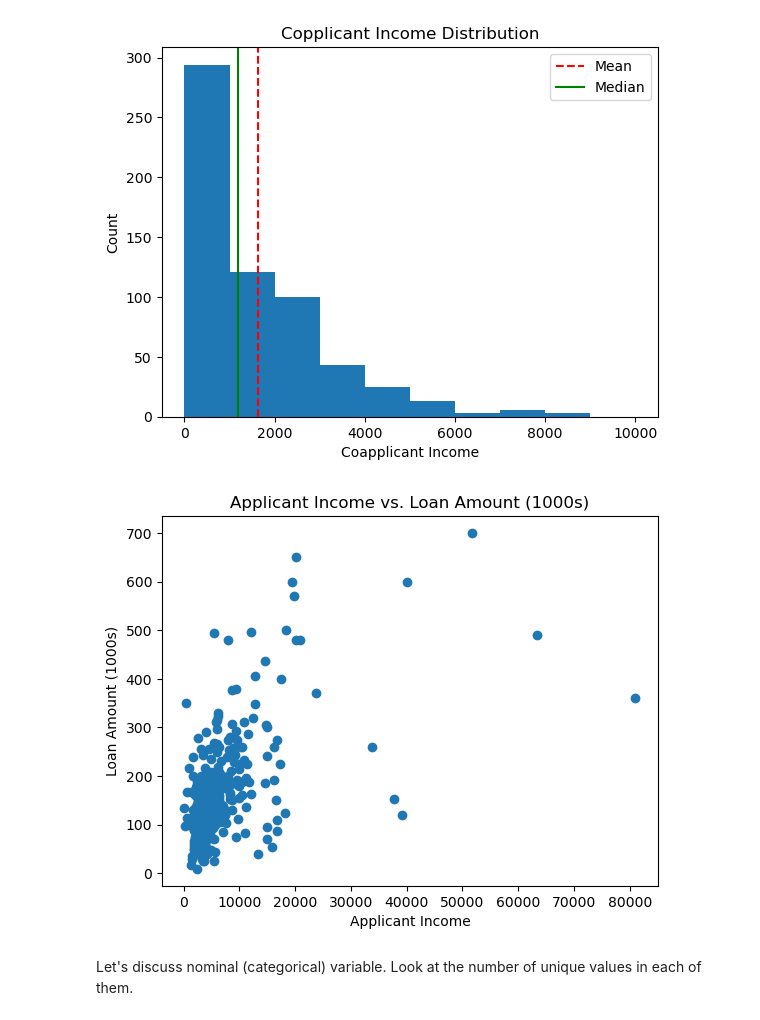
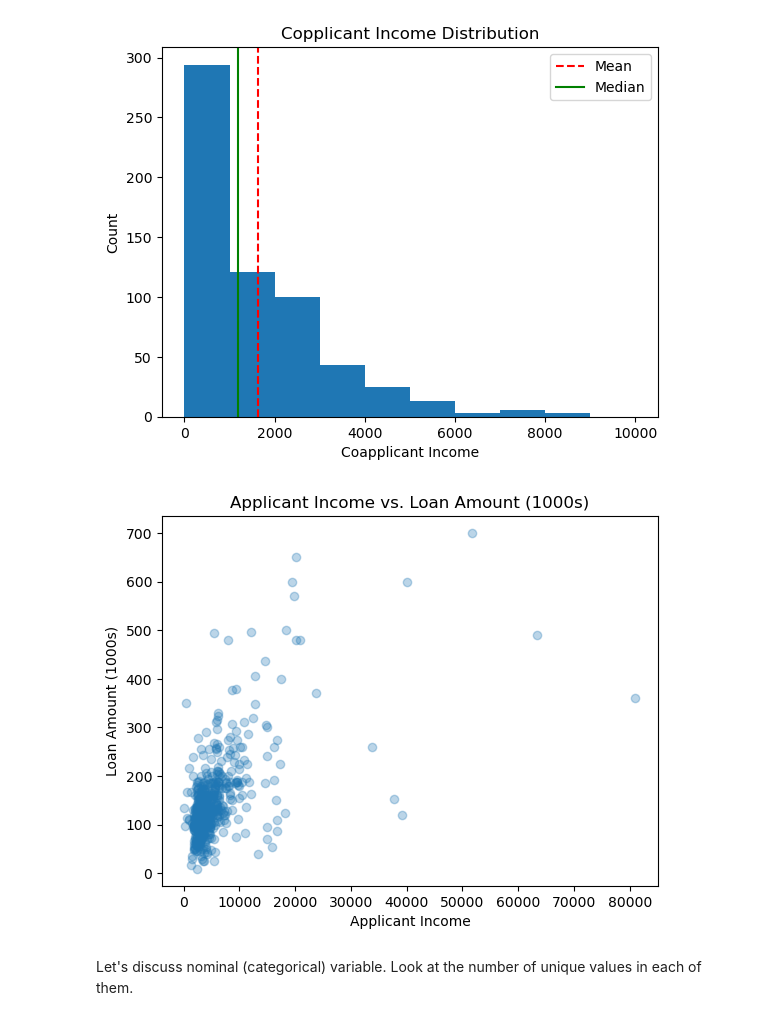
Before and after one commit to iuxo/mini-project-4, a Jupyter notebook: notebooks/instructions.ipynb, the cells around one changed output. Cells and saved outputs as stored; diff of their text form; code cells hidden in the pictures.

```diff
--- a/notebooks/instructions.ipynb
+++ b/notebooks/instructions.ipynb
@@ -172,13 +172,13 @@ plt.show()
 # both graphs have right skewness
 # could be because of small sample
 # %%
-plt.scatter(df['ApplicantIncome'], df['LoanAmount'])
+plt.scatter(df['ApplicantIncome'], df['LoanAmount'], alpha= 0.3)
 plt.xlabel('Applicant Income')
 plt.ylabel('Loan Amount (1000s)')
 plt.title('Applicant Income vs. Loan Amount (1000s)')
 plt.show()
 # %% [output]
-[figure, old version]
+[figure, new version]
 # %% [markdown]
 Let's discuss nominal (categorical) variable. Look at the number of unique values in each of them.
 # %%
```
Also changed, not shown: parts of 25 cells of this notebook, 2 other files.
